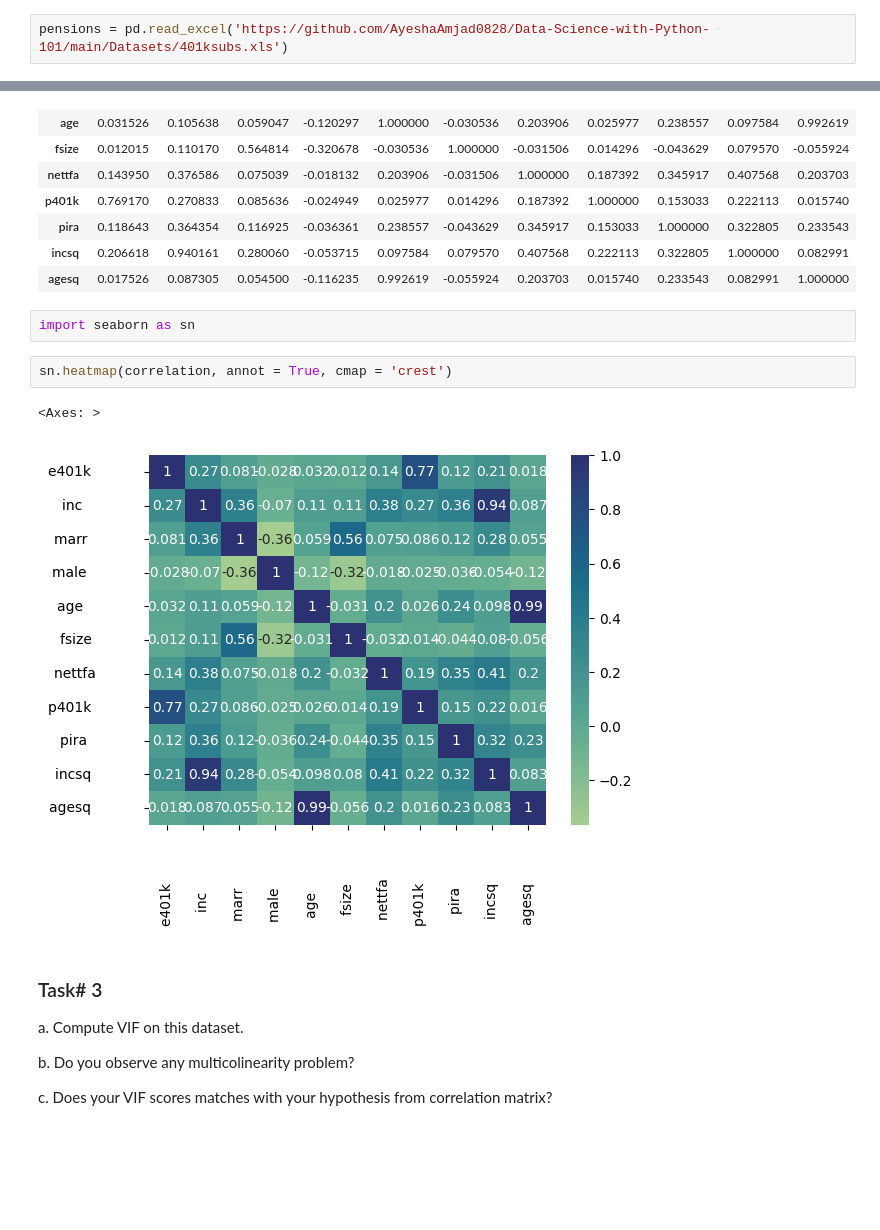
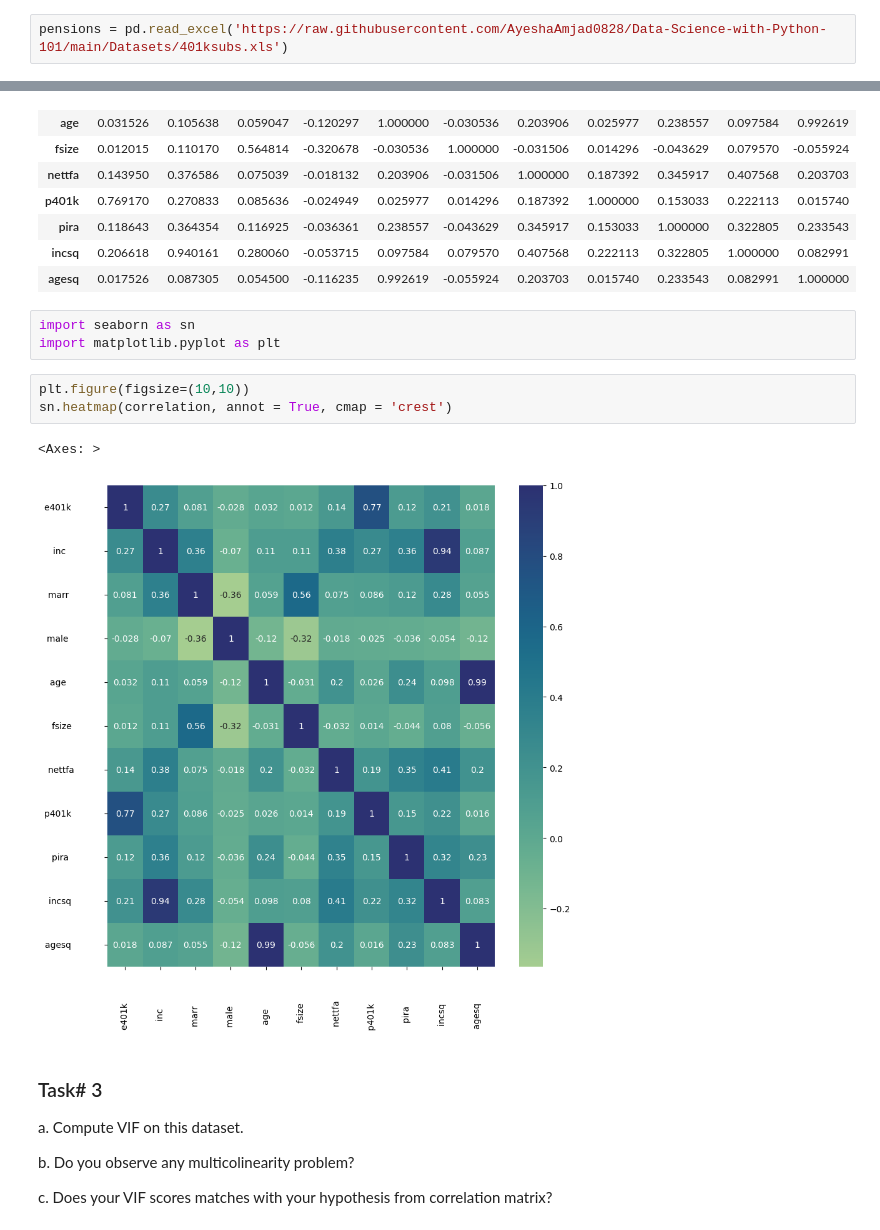
Before and after one commit to AyeshaAmjad0828/Data-Science-with-Python-101, a Jupyter notebook: Python Scripts - In Session/Data_Cleaning_&_Manipulation_Part_1_Continues.ipynb, the cells around one changed output, grey strips where cells are left out. Saved outputs shown, nothing was run; the diff lists cells and outputs as text; blank space fills up the shorter version.

```diff
--- a/Python Scripts - In Session/Data_Cleaning_&_Manipulation_Part_1_Continues.ipynb
+++ b/Python Scripts - In Session/Data_Cleaning_&_Manipulation_Part_1_Continues.ipynb
@@ -71,5 +14,5 @@ ModuleNotFoundError: No module named 'statsmodels'
 # %%
-pensions = pd.read_excel('https://github.com/AyeshaAmjad0828/Data-Science-with-Python-101/main/Datasets/401ksubs.xls')
+pensions = pd.read_excel('https://raw.githubusercontent.com/AyeshaAmjad0828/Data-Science-with-Python-101/main/Datasets/401ksubs.xls')
 # %%
 pensions
 # %% [output]
@@ -110,11 +53,13 @@ correlation
 | agesq | 0.017526 | 0.087305 | 0.054500 | -0.116235 | 0.992619 | -0.055924 | 0.203703 | 0.015740 | 0.233543 | 0.082991 | 1.000000 |
 # %%
 import seaborn as sn
+import matplotlib.pyplot as plt
 # %%
+plt.figure(figsize=(10,10))
 sn.heatmap(correlation, annot = True, cmap = 'crest')
 # %% [output]
 <Axes: >
-[figure, old version]
+[figure, new version]
 # %% [markdown]
 ### Task# 3
 
```
Also changed, not shown: parts of 29 cells of this notebook, 1 other file.
